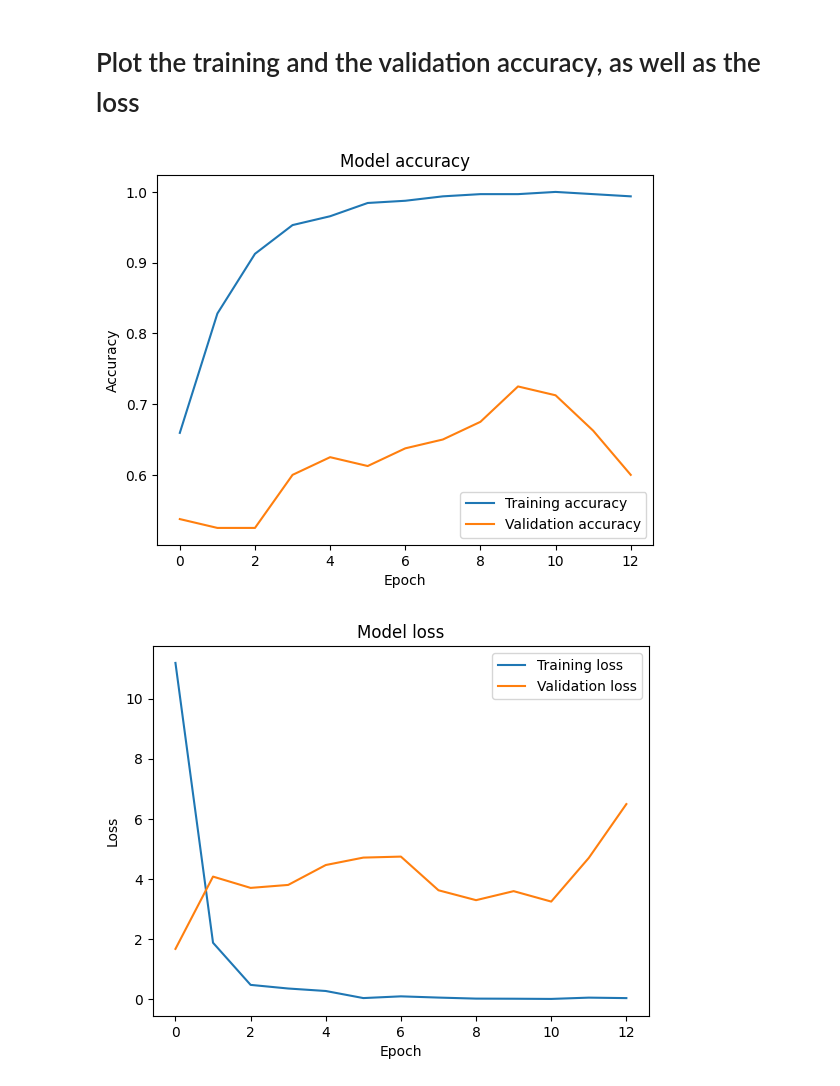
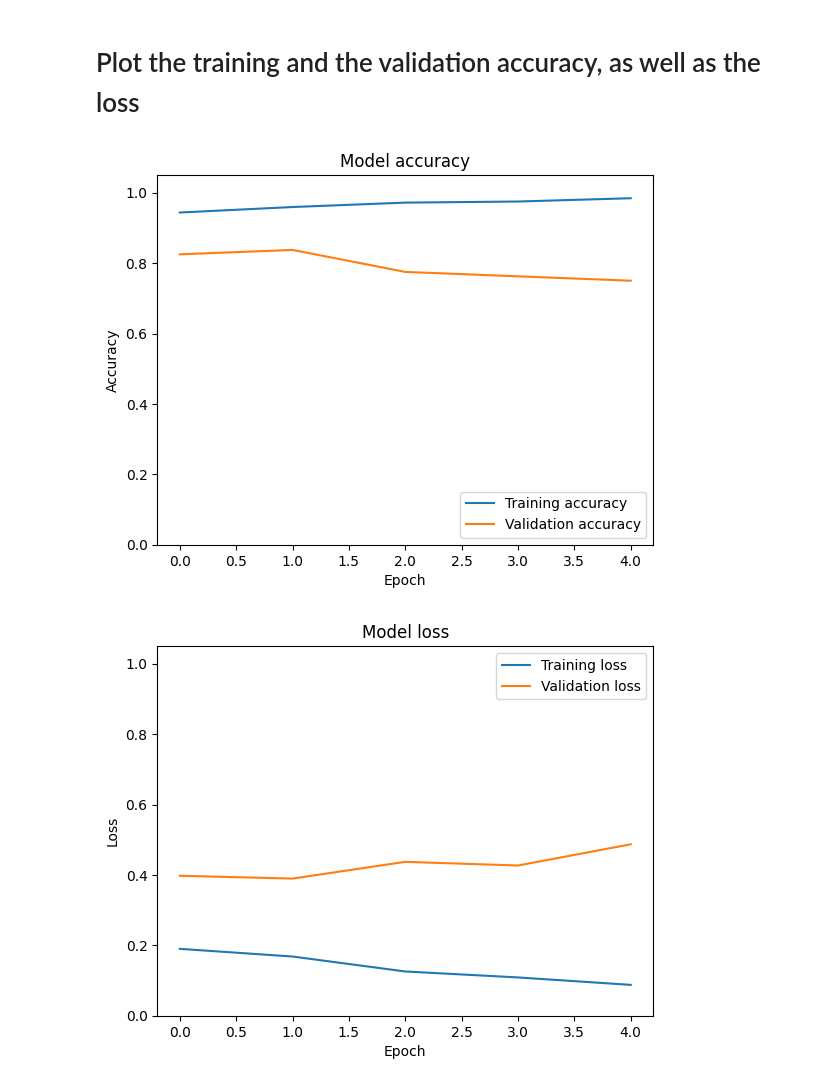
Before and after one commit to VakZok/ImageClassificationForSimilarObjects, a Jupyter notebook: process_images.ipynb, the cells around one changed output. Saved outputs shown, nothing was run; the diff lists cells and outputs as text; code cells hidden in the pictures.

Commit message:
Removed batchNormalization layers, as they decreased performance greatly. Changed training batch size from epoch updating to SDG with batch size = 100 as this imporvet accuracy

```diff
--- a/process_images.ipynb
+++ b/process_images.ipynb
@@ -28,7 +28,7 @@ tf.config.list_physical_devices('GPU') # Check if GPU is available
 # Load images and transform them into a numpy array
 # %%
 # Create a dataset from the images in the folder (with 400 images per dataset)
-data = tf.keras.utils.image_dataset_from_directory('photos', batch_size= 400)
+data = tf.keras.utils.image_dataset_from_directory('photos', batch_size=400, image_size=(256, 256), shuffle=True)
 
 # Create an iterator to iterate over the batches of the dataset (only one batch in our case)
 data_iterator = data.as_numpy_iterator()
@@ -111,9 +111,6 @@ model = tf.keras.models.Sequential([
     # input shape: height, width, colors/channels (RGB)
     tf.keras.layers.Conv2D(16, (3, 3), 1, activation='relu', input_shape=(256, 256, 3)), # output shape: 254x254x16 (width, height, features)
 
-    # Adding a batch normalization layer to improve training stability and convergence speed
-    tf.keras.layers.BatchNormalization(), # output shape: 254x254x16
-
     # Adding a max pooling layer to reduce the dimensionality of the data
     # achieved by taking the maximum value of a 2x2 area as the representative value for that area
     tf.keras.layers.MaxPool2D(), # output shape: 127x127x16
@@ -122,10 +119,8 @@ model = tf.keras.models.Sequential([
     # Continouse learning of more complex features is achieved by increasing the number of filters
     # A more compact representation of the data is achieved by reducing the kernel size continuously via max pooling
     tf.keras.layers.Conv2D(32, (3, 3), 1, activation='relu'), # output shape: 125x125x32
-    tf.keras.layers.BatchNormalization(), # output shape: 125x125x32
     tf.keras.layers.MaxPool2D(), # output shape: 62x62x32
     tf.keras.layers.Conv2D(64, (3, 3), 1, activation='relu'), # output shape: 60x60x64
-    tf.keras.layers.BatchNormalization(), # output shape: 60x60x64
     tf.keras.layers.MaxPooling2D(), # output shape: 30x30x64 (width, height, features)
 
     # Adding a flatten layer to transform the 2D data into a 1D vector
@@ -154,6 +149,6 @@ early_stopping = tf.keras.callbacks.EarlyStopping(monitor='val_accuracy', patien
 
 # 'fit' trains the model
 # 'epochs' is the number of times the model is trained on the whole dataset
-hist = model.fit(X_train, y_train, validation_data=(X_test, y_test), epochs=20, callbacks=[early_stopping])
+hist = model.fit(X_train, y_train, validation_data=(X_test, y_test), epochs=20, batch_size=100, callbacks=[early_stopping])
 # %% [output]
 Epoch 1/20
@@ -178,26 +166,28 @@ Epoch 13/20
 # %%
 import matplotlib.pyplot as plt
 
 # Plot the training and the validation accuracy
 plt.plot(hist.history['accuracy'])
 plt.plot(hist.history['val_accuracy'])
 plt.title('Model accuracy')
 plt.ylabel('Accuracy')
 plt.xlabel('Epoch')
+plt.ylim(0, 1.05)  # Set y-axis limits to start at 0 and end at 1.05
 plt.legend(['Training accuracy', 'Validation accuracy'], loc='lower right') # loc='lower right' to place the legend in the lower right corner
 plt.show()
 
 # Plot the training and the validation loss
 plt.plot(hist.history['loss'])
 plt.plot(hist.history['val_loss'])
 plt.title('Model loss')
 plt.ylabel('Loss')
 plt.xlabel('Epoch')
+plt.ylim(0, 1.05)
 plt.legend(['Training loss', 'Validation loss'], loc='upper right') # loc='upper right' to place the legend in the upper right corner
 plt.show()
 # %% [output]
-[figure, old version]
+[figure, new version]
-[figure, old version]
+[figure, new version]
 # %%
 # Evaluate the model based on the test data
 test_loss, test_acc = model.evaluate(X_test, y_test, verbose=2) # verbose=2 to suppress the progress bar
```
Also changed, not shown: parts of 4 cells of this notebook.
